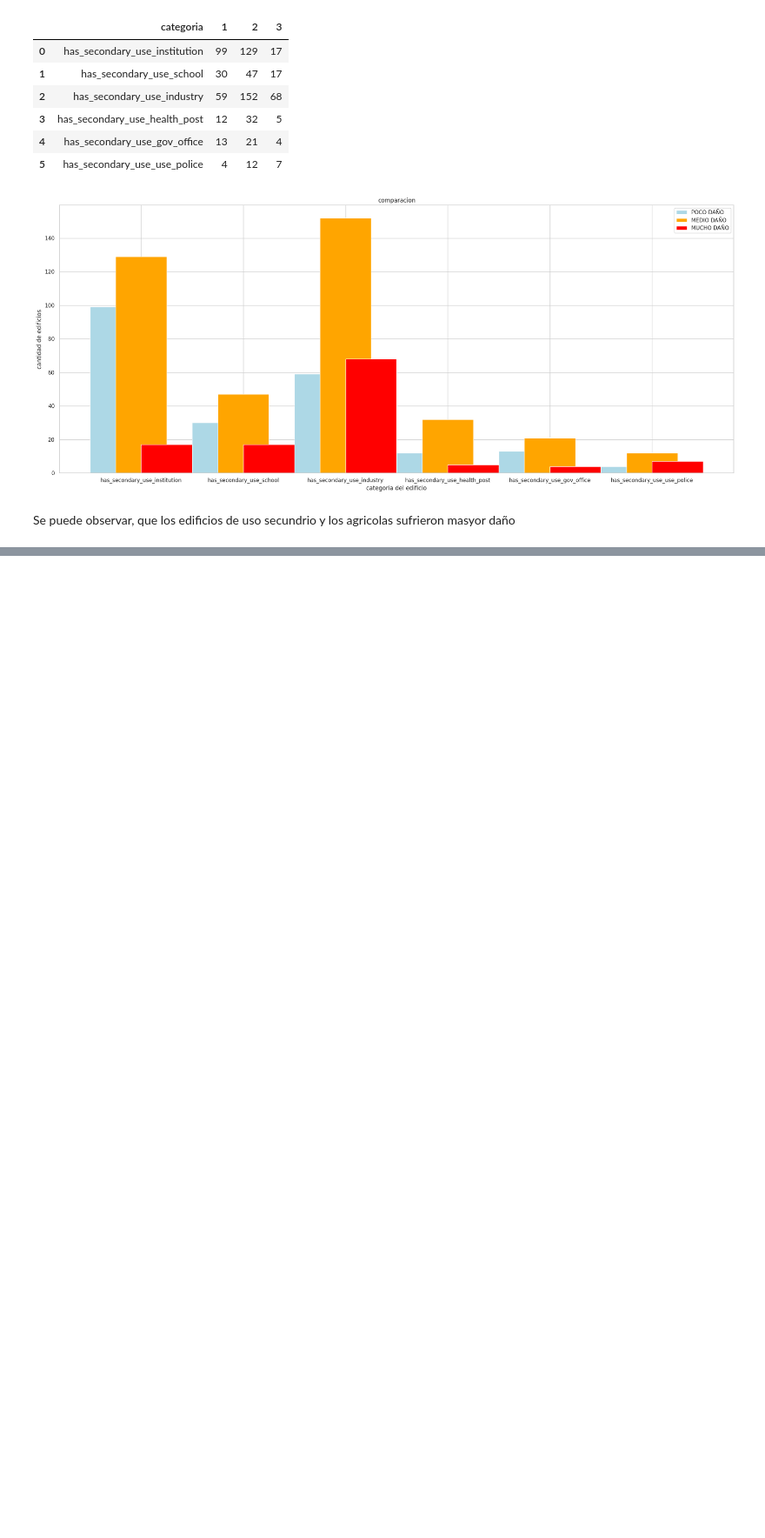
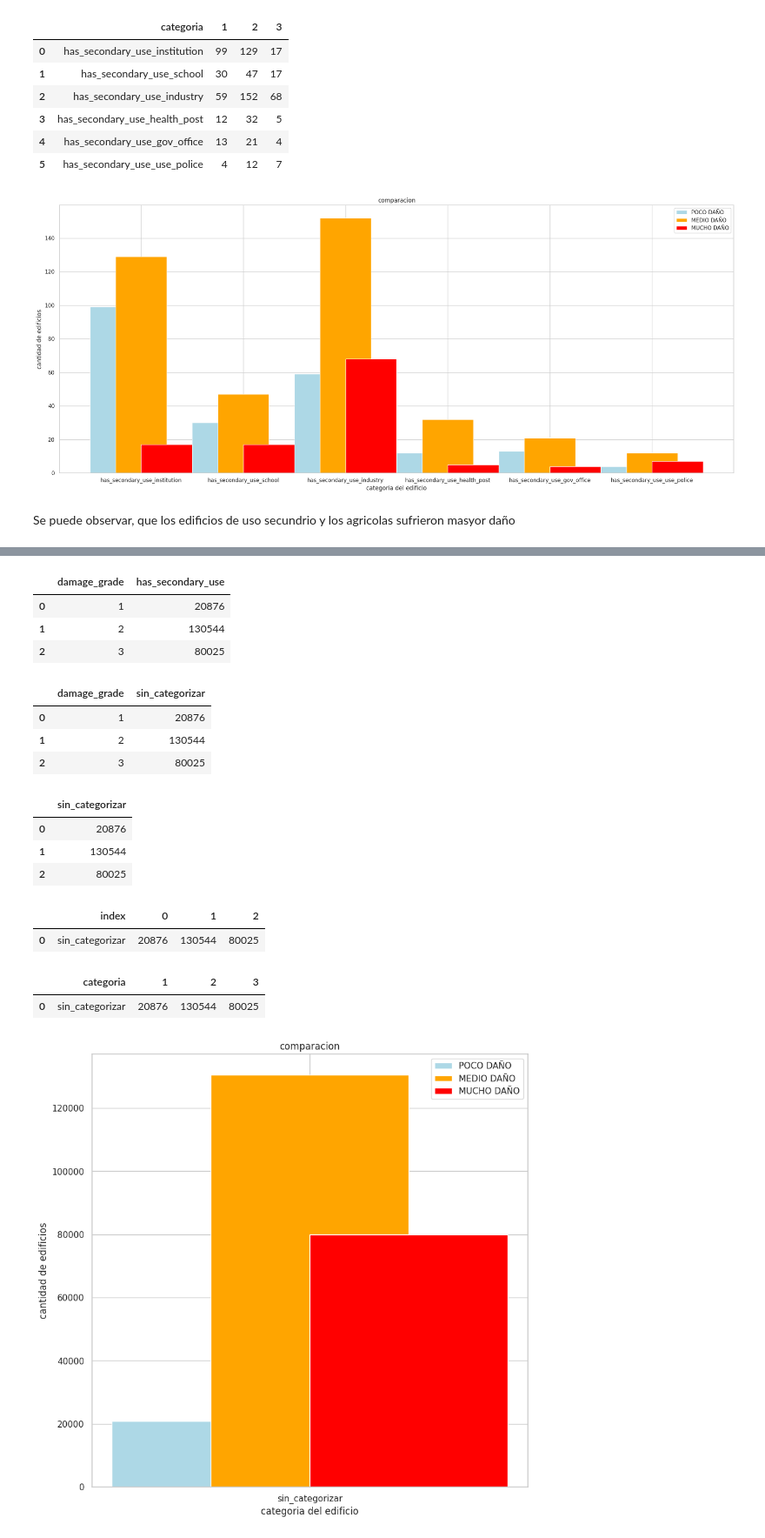
Before and after one commit to Jose897/ARSAT, a Jupyter notebook: Parte_1_.ipynb, the cells around one changed output, grey strips where cells are left out. Shown at 87% size. Cells and saved outputs as stored; diff of their text form; code cells hidden in the pictures; blank space fills up the shorter version.

Commit message:
feat:  Se compara los edificios que por el momento están sin categoría - Colab

```diff
--- a/Parte_1_.ipynb
+++ b/Parte_1_.ipynb
@@ -788,0 +828,51 @@ Se puede observar, que los edificios de uso secundrio y los agricolas sufrieron
+# %%
+df_grupo_nulo= df_nulos.groupby(['damage_grade']).count().reset_index()
+df_grupo_nulo
+# %% [output]
+|  | damage_grade | has_secondary_use |
+| 0 | 1 | 20876 |
+| 1 | 2 | 130544 |
+| 2 | 3 | 80025 |
+# %%
+df_grupo_nulo_renombre= df_grupo_nulo.rename(columns={'has_secondary_use':'sin_categorizar'})
+df_grupo_nulo_renombre
+# %% [output]
+|  | damage_grade | sin_categorizar |
+| 0 | 1 | 20876 |
+| 1 | 2 | 130544 |
+| 2 | 3 | 80025 |
+# %%
+df_grupo_corto= df_grupo_nulo_renombre.loc[:,['sin_categorizar']]
+df_grupo_corto
+# %% [output]
+|  | sin_categorizar |
+| 0 | 20876 |
+| 1 | 130544 |
+| 2 | 80025 |
+# %%
+df_corto_grupo= df_grupo_corto.T.reset_index()
+df_corto_grupo
+# %% [output]
+|  | index | 0 | 1 | 2 |
+| 0 | sin_categorizar | 20876 | 130544 | 80025 |
+# %%
+df_corto_grupo_renombre= df_corto_grupo.rename(columns={'index':'categoria',0:'1',1:'2',2:'3'})
+df_corto_grupo_renombre
+# %% [output]
+|  | categoria | 1 | 2 | 3 |
+| 0 | sin_categorizar | 20876 | 130544 | 80025 |
+# %%
+#DIAGRAMA
+fig = plt.figure(figsize = (10,10))
+plt.bar(df_corto_grupo_renombre['categoria'],df_corto_grupo_renombre['1'], label= 'POCO DAÑO',width=-0.5,align='edge', color='lightblue')
+plt.bar(df_corto_grupo_renombre['categoria'],df_corto_grupo_renombre['2'], label= 'MEDIO DAÑO',width=0.5,align='center', color='orange')
+plt.bar(df_corto_grupo_renombre['categoria'],df_corto_grupo_renombre['3'], label= 'MUCHO DAÑO',width=0.5,align='edge', color='red')
+
+plt.title('comparacion')
+
+plt.ylabel('cantidad de edificios')
+plt.xlabel('categoria del edificio')
+plt.legend()
+plt.show()
+# %% [output]
+[figure, added]
```
Also changed, not shown: parts of 4 cells of this notebook.
